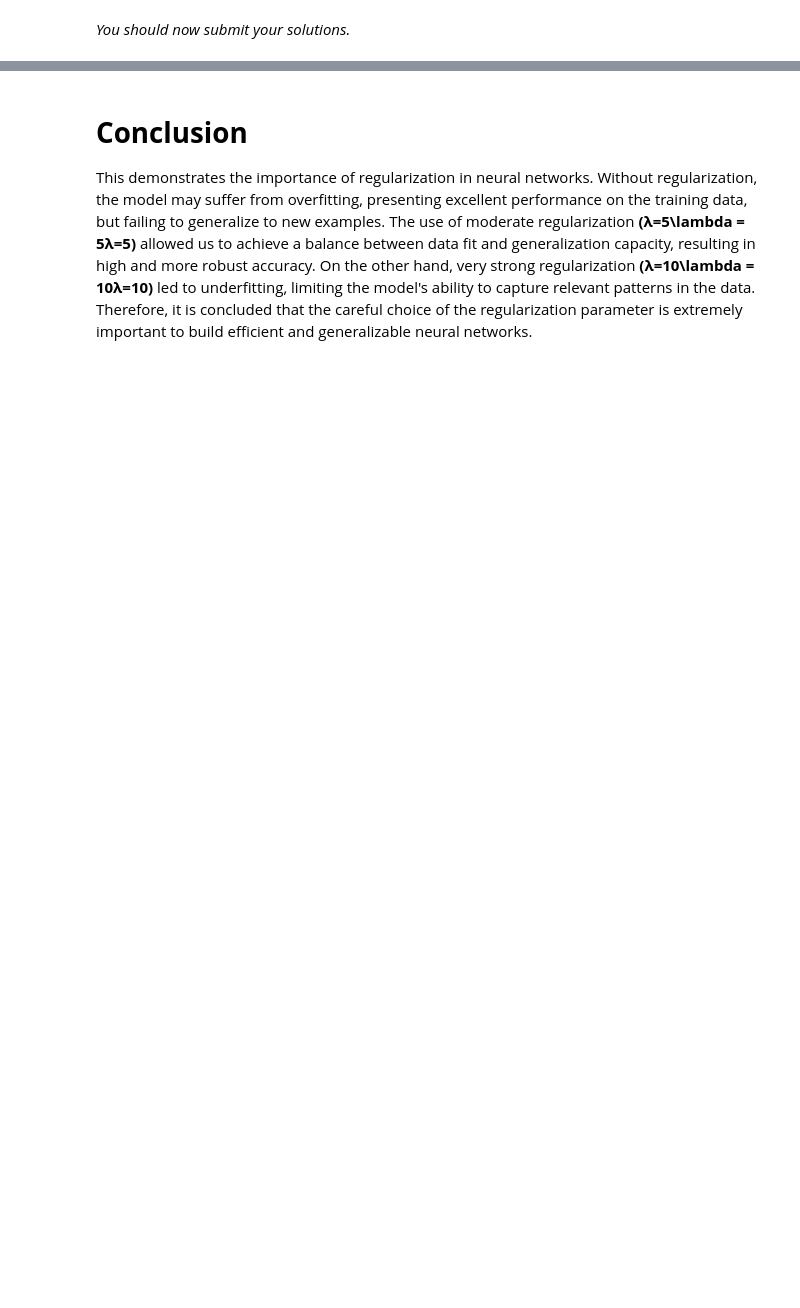
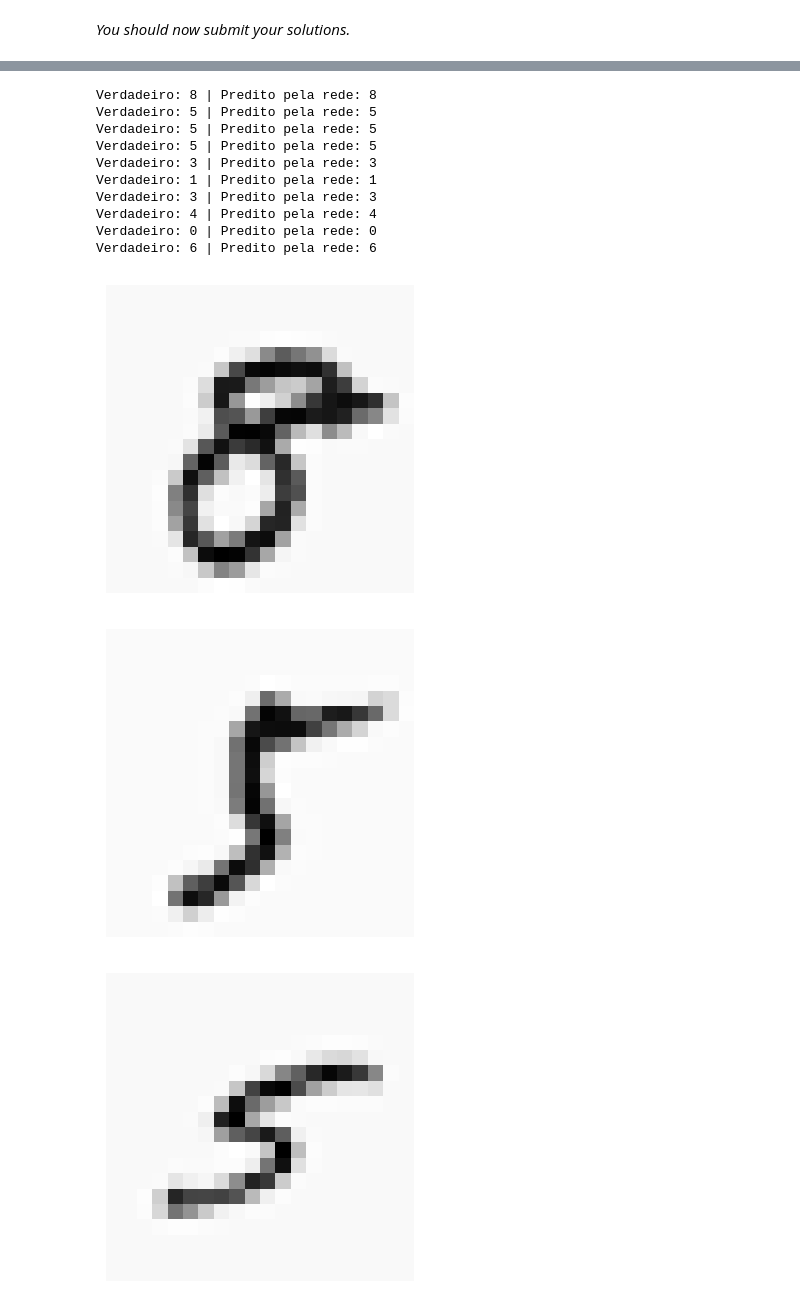
Before and after one commit to Brunapupo/INE6116000-Inteligencia-Artificial-Conexionista, a Jupyter notebook: ex4_resolvido.ipynb, the cells around one changed output, grey strips where cells are left out. Saved outputs shown, nothing was run; the diff lists cells and outputs as text; code cells hidden in the pictures; blank space fills up the shorter version.

```diff
--- a/ex4_resolvido.ipynb
+++ b/ex4_resolvido.ipynb
@@ -539,6 +207,0 @@ Once you are done, call your `nnCostFunction` using the loaded set of parameters
-# %%
-lambda_ = 0
-J, _ = nnCostFunction(nn_params, input_layer_size, hidden_layer_size,
-                   num_labels, X, y, lambda_)
-print('Cost at parameters (loaded from ex4weights): %.6f ' % J)
-print('The cost should be about                   : 0.287629.')
@@ -862,11 +833,0 @@ After you are done, the following cell runs gradient checking on your implementa
-# %%
-#  Check gradients by running checkNNGradients
-lambda_ = 1
-checkNNGradients(nnCostFunction, lambda_)
-
-# Also output the costFunction debugging values
-debug_J, _  = nnCostFunction(nn_params, input_layer_size,
-                          hidden_layer_size, num_labels, X, y, lambda_)
-
-print('\n\nCost at (fixed) debugging parameters (w/ lambda = %f): %f ' % (lambda_, debug_J))
-print('(for lambda = 3, this value should be about 0.576051)')
@@ -1108,4 +834,28 @@ Training Set Accuracy: 94.240000
-# %% [markdown]
-# **Conclusion**
-
-This demonstrates the importance of regularization in neural networks. Without regularization, the model may suffer from overfitting, presenting excellent performance on the training data, but failing to generalize to new examples. The use of moderate regularization **(λ=5\lambda = 5λ=5)** allowed us to achieve a balance between data fit and generalization capacity, resulting in high and more robust accuracy. On the other hand, very strong regularization **(λ=10\lambda = 10λ=10)** led to underfitting, limiting the model's ability to capture relevant patterns in the data. Therefore, it is concluded that the careful choice of the regularization parameter is extremely important to build efficient and generalizable neural networks.
+# %%
+# Mostrar 10 imagens com rótulo verdadeiro e previsão
+num_to_display = 10
+
+for _ in range(num_to_display):
+    if indices.size == 0:
+        print("Sem mais imagens para exibir.")
+        break
+
+    i, indices = indices[0], indices[1:]
+
+    displayData(X[i, :], figsize=(4, 4))
+    pred = predict(Theta1, Theta2, X[i, :])
+    print(f"Verdadeiro: {y[i]} | Predito pela rede: {pred[0]}")
+# %% [output]
+Verdadeiro: 8 | Predito pela rede: 8
+Verdadeiro: 5 | Predito pela rede: 5
+Verdadeiro: 5 | Predito pela rede: 5
+Verdadeiro: 5 | Predito pela rede: 5
+Verdadeiro: 3 | Predito pela rede: 3
+Verdadeiro: 1 | Predito pela rede: 1
+Verdadeiro: 3 | Predito pela rede: 3
+Verdadeiro: 4 | Predito pela rede: 4
+Verdadeiro: 0 | Predito pela rede: 0
+Verdadeiro: 6 | Predito pela rede: 6
+[figure, added]
+[figure, added]
+[figure, added]
```
Also changed, not shown: parts of 86 cells of this notebook.
